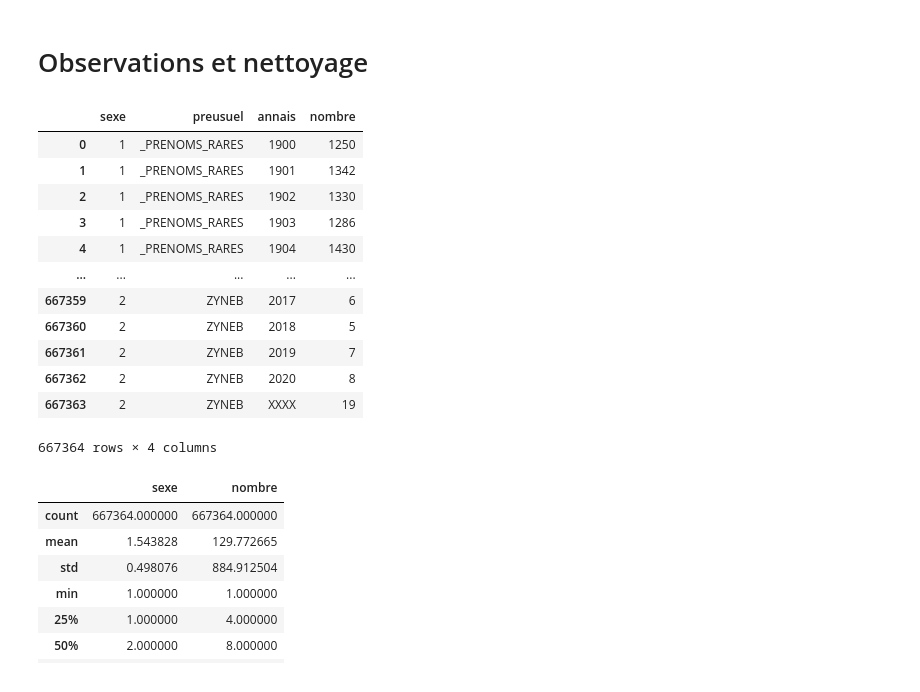
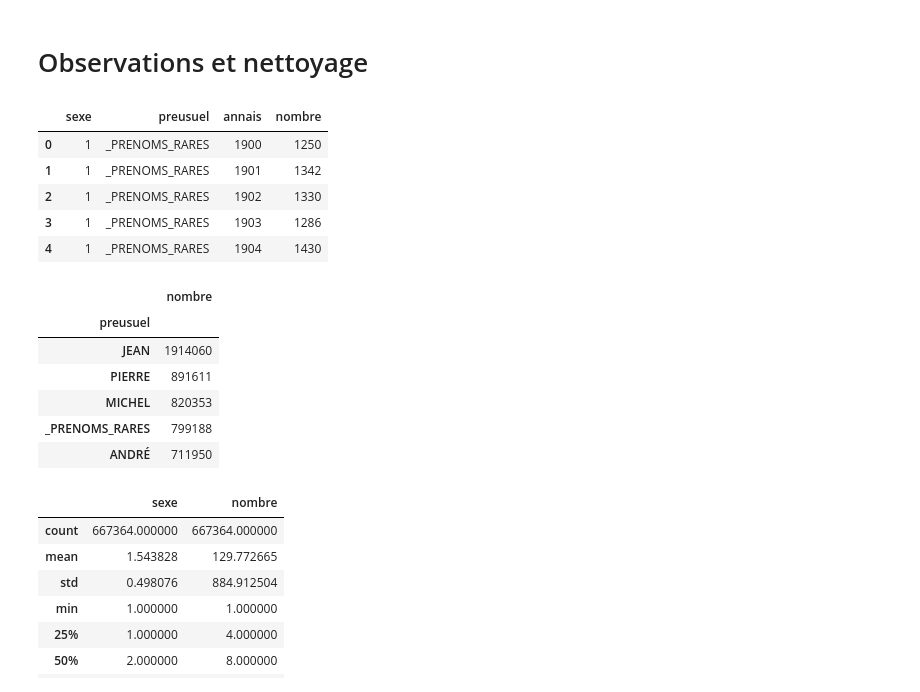
Before and after one commit to nsimonovici/app-prenoms, a Jupyter notebook: code/prenoms.ipynb, the cells around one changed output. Cells and saved outputs as stored; diff of their text form; code cells hidden in the pictures.

```diff
--- a/code/prenoms.ipynb
+++ b/code/prenoms.ipynb
@@ -100,21 +97,24 @@ df_raw = pd.read_csv(data_nat, sep=';')
 # %% [markdown]
 # Observations et nettoyage
 # %%
-df_raw
+df_raw.head()
 # %% [output]
 |  | sexe | preusuel | annais | nombre |
 | 0 | 1 | _PRENOMS_RARES | 1900 | 1250 |
 | 1 | 1 | _PRENOMS_RARES | 1901 | 1342 |
 | 2 | 1 | _PRENOMS_RARES | 1902 | 1330 |
 | 3 | 1 | _PRENOMS_RARES | 1903 | 1286 |
 | 4 | 1 | _PRENOMS_RARES | 1904 | 1430 |
-| ... | ... | ... | ... | ... |
-| 667359 | 2 | ZYNEB | 2017 | 6 |
-| 667360 | 2 | ZYNEB | 2018 | 5 |
-| 667361 | 2 | ZYNEB | 2019 | 7 |
-| 667362 | 2 | ZYNEB | 2020 | 8 |
-| 667363 | 2 | ZYNEB | XXXX | 19 |
-667364 rows × 4 columns
+# %%
+df_raw[df_raw.sexe == 1].groupby('preusuel').agg(nombre=('nombre', sum)).sort_values(by=['nombre'], ascending=False).head()
+# %% [output]
+|  | nombre |
+| preusuel |  |
+| JEAN | 1914060 |
+| PIERRE | 891611 |
+| MICHEL | 820353 |
+| _PRENOMS_RARES | 799188 |
+| ANDRÉ | 711950 |
 # %%
 df_raw.describe()
 # %% [output]
```
Also changed, not shown: parts of 1 cell of this notebook, 1 other file.
